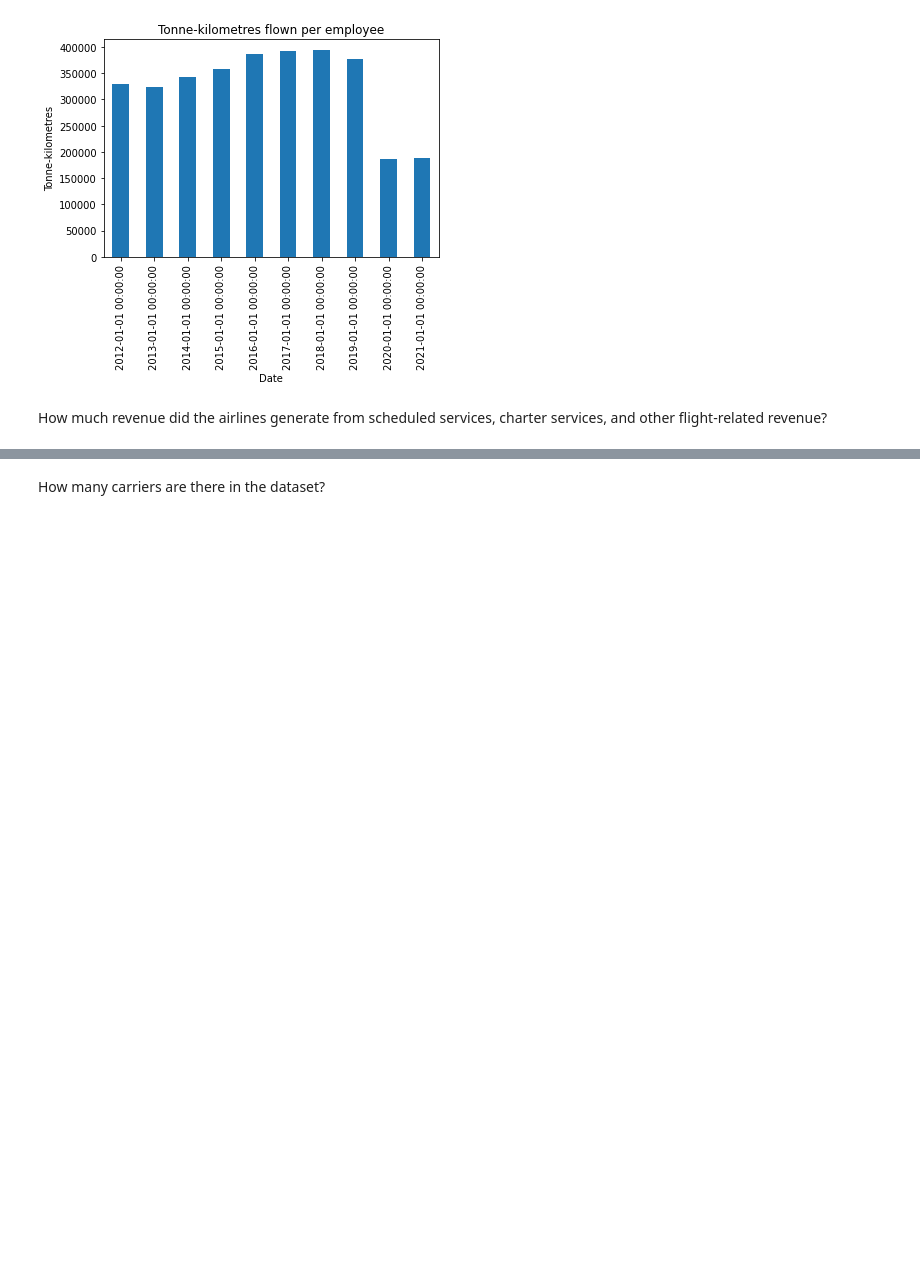
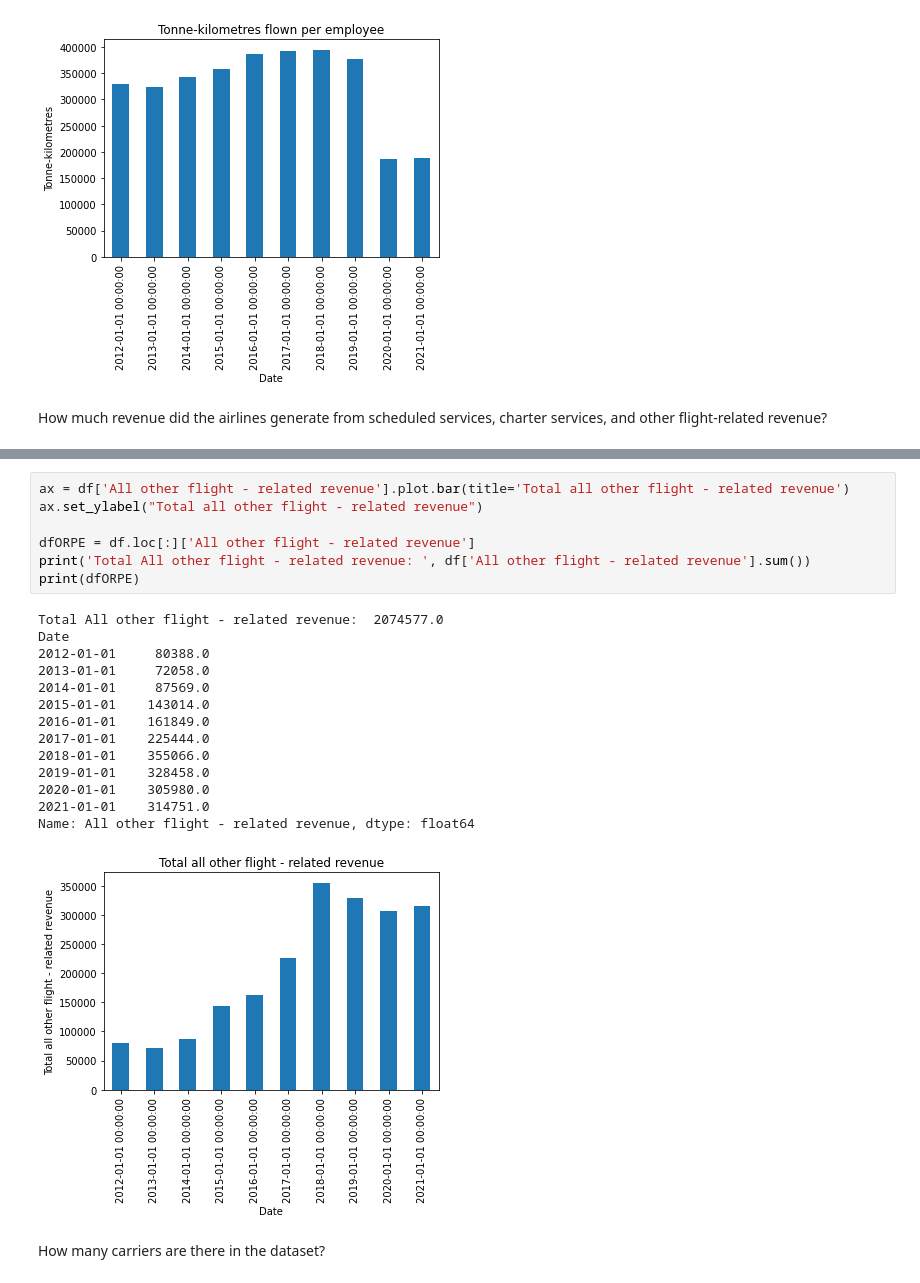
Before and after one commit to AustinPerea/Capstone-EDA, a Jupyter notebook: Airline_Operating.ipynb, the cells around one changed output, grey strips where cells are left out. Cells and saved outputs as stored; diff of their text form; blank space fills up the shorter version.

```diff
--- a/Airline_Operating.ipynb
+++ b/Airline_Operating.ipynb
@@ -274 +325,23 @@ Name: Tonne-kilometres flown per employee, dtype: float64
+# %%
+ax = df['All other flight - related revenue'].plot.bar(title='Total all other flight - related revenue')
+ax.set_ylabel("Total all other flight - related revenue")
+
+dfORPE = df.loc[:]['All other flight - related revenue']
+print('Total All other flight - related revenue: ', df['All other flight - related revenue'].sum())
+print(dfORPE)
+# %% [output]
+Total All other flight - related revenue:  2074577.0
+Date
+2012-01-01     80388.0
+2013-01-01     72058.0
+2014-01-01     87569.0
+2015-01-01    143014.0
+2016-01-01    161849.0
+2017-01-01    225444.0
+2018-01-01    355066.0
+2019-01-01    328458.0
+2020-01-01    305980.0
+2021-01-01    314751.0
+Name: All other flight - related revenue, dtype: float64
+[figure, added]
 # %% [markdown]
```
Also changed, not shown: parts of 4 cells of this notebook.
